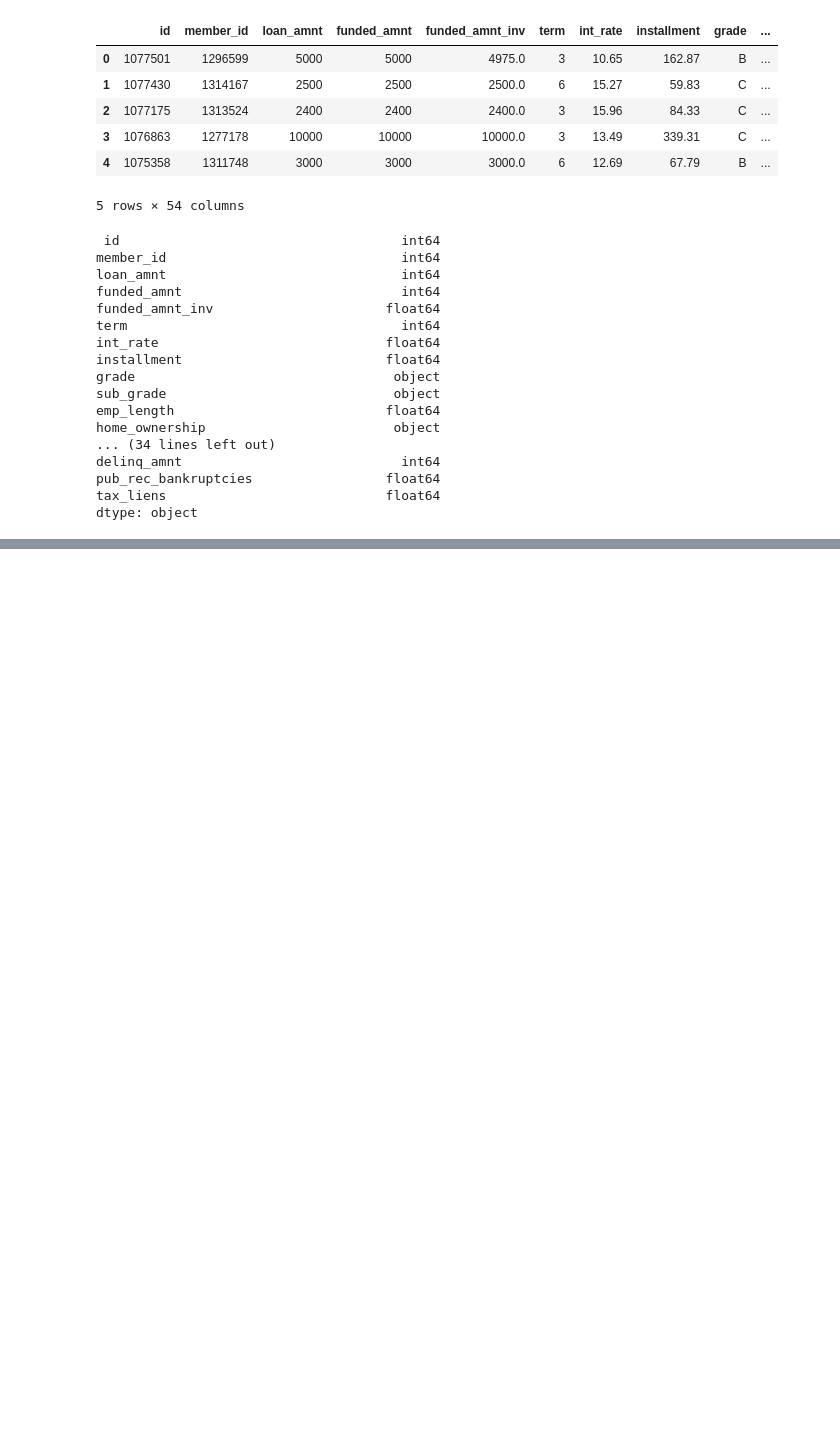
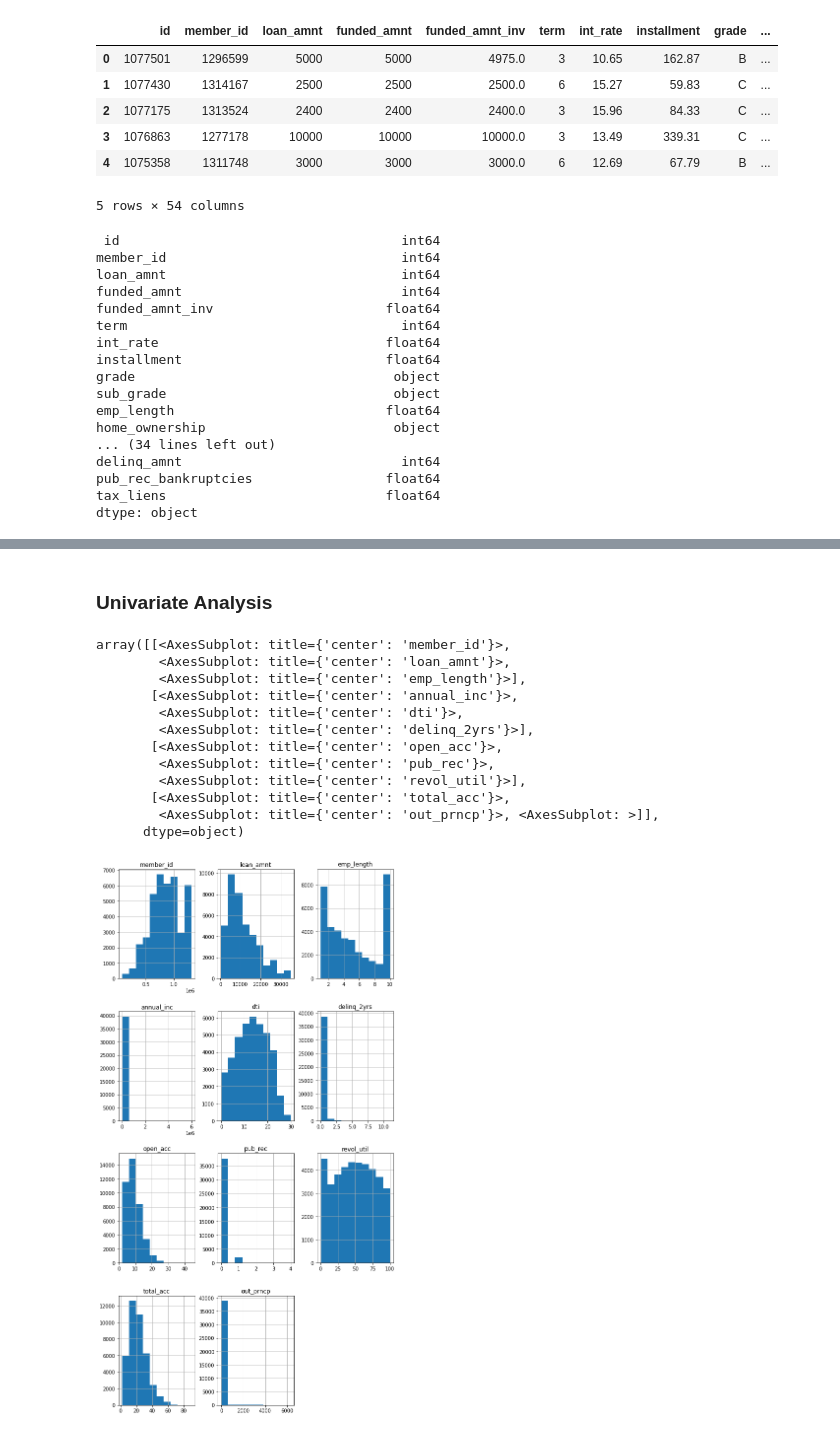
Before and after one commit to floodyc/LendingClubCaseStudy, a Jupyter notebook: LCCS.ipynb, the cells around one changed output, grey strips where cells are left out. Cells and saved outputs as stored; diff of their text form; code cells hidden in the pictures; blank space fills up the shorter version.

Commit message:
About to begin univariate, bivariate, correlation

```diff
--- a/LCCS.ipynb
+++ b/LCCS.ipynb
@@ -225,5 +236,12 @@ df4['issue_d']  = pd.to_datetime(df4['issue_d'], errors = 'coerce')
 # %%
 df5 = df4.drop(labels=['url', 'desc', 'purpose', 'title'], axis=1)
+# %%
+df5['revol_util'] = df5['revol_util'].str[:-1]
+df5['revol_util'] = pd.to_numeric(df5['revol_util'])
+# %%
+df5['last_pymnt_d'] = pd.to_datetime(df5['last_pymnt_d'], errors='coerce')
+# %%
+df5['last_credit_pull_d'] = pd.to_datetime(df5['last_credit_pull_d'], errors='coerce')
 # %%
 df5.dtypes
 # %% [output]
@@ -246,0 +316,4 @@ dtype: object
+# %%
+# try correlating the loan_status column with the other columsn - univariate & bivariate
+df6 = df5.filter(['member_id', 'loan_status', 'loan_amnt', 'grade', 'emp_length', 'home_ownership', 'annual_inc', 'verification_status', 'pymnt_plan', 'purpose',
+                   'addr_state', 'dti', 'delinq_2yrs', 'open_acc', 'pub_rec', 'revol_util', 'total_acc', 'out_prncp'])
@@ -246,0 +358,2 @@ dtype: object
+# %% [markdown]
+### Univariate Analysis
@@ -246,0 +363,16 @@ dtype: object
+# %%
+df6.hist(figsize=(10,20))
+# %% [output]
+array([[<AxesSubplot: title={'center': 'member_id'}>,
+        <AxesSubplot: title={'center': 'loan_amnt'}>,
+        <AxesSubplot: title={'center': 'emp_length'}>],
+       [<AxesSubplot: title={'center': 'annual_inc'}>,
+        <AxesSubplot: title={'center': 'dti'}>,
+        <AxesSubplot: title={'center': 'delinq_2yrs'}>],
+       [<AxesSubplot: title={'center': 'open_acc'}>,
+        <AxesSubplot: title={'center': 'pub_rec'}>,
+        <AxesSubplot: title={'center': 'revol_util'}>],
+       [<AxesSubplot: title={'center': 'total_acc'}>,
+        <AxesSubplot: title={'center': 'out_prncp'}>, <AxesSubplot: >]],
+      dtype=object)
+[figure, added]
```
Also changed, not shown: parts of 16 cells of this notebook.
